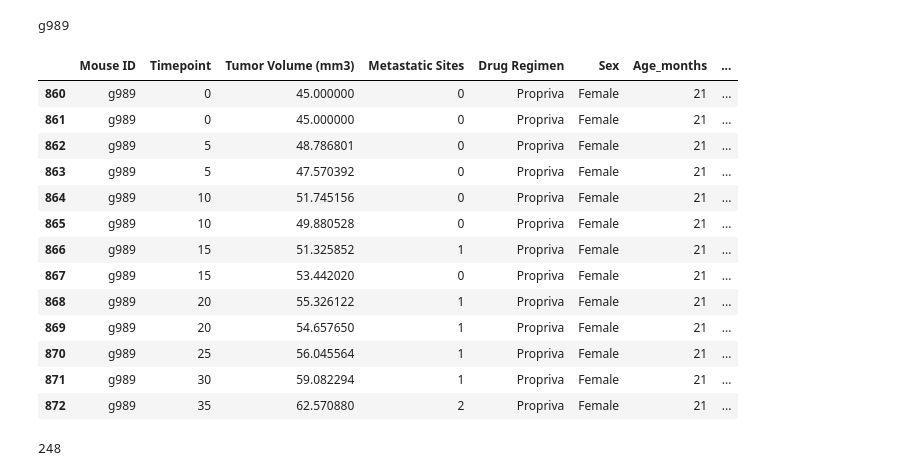
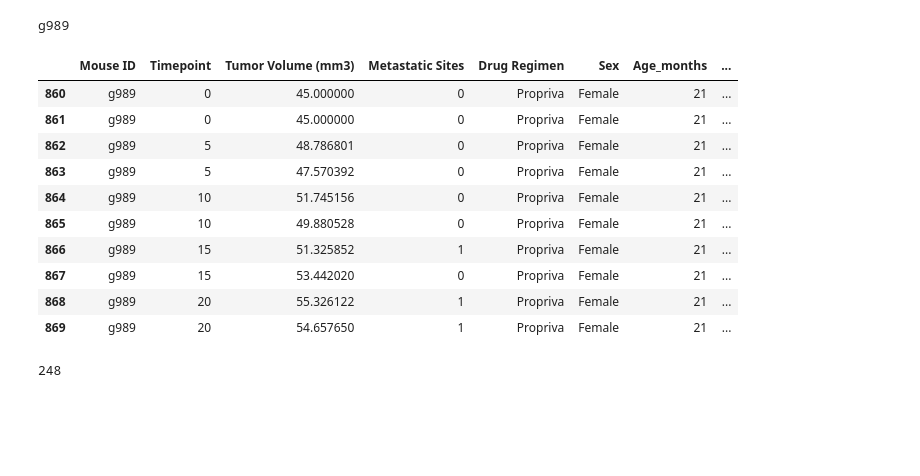
Before and after one commit to lcswsher/Matplotlib_challenge, a Jupyter notebook: pymaceuticals_starter.ipynb, the cells around one changed output. Cells and saved outputs as stored; diff of their text form; code cells hidden in the pictures; blank space fills up the shorter version.

```diff
--- a/pymaceuticals_starter.ipynb
+++ b/pymaceuticals_starter.ipynb
@@ -44,22 +49,19 @@ g989
 # %%
 # Optional: Get all the data for the duplicate mouse ID.
 data_for_duplicate_mouse = combined_data_df.loc[combined_data_df["Mouse ID"] == "g989",]
-data_for_duplicate_mouse.head(13)
+data_for_duplicate_mouse.head(10)
 # %% [output]
 |  | Mouse ID | Timepoint | Tumor Volume (mm3) | Metastatic Sites | Drug Regimen | Sex | Age_months | ... |
 | 860 | g989 | 0 | 45.000000 | 0 | Propriva | Female | 21 | ... |
 | 861 | g989 | 0 | 45.000000 | 0 | Propriva | Female | 21 | ... |
 | 862 | g989 | 5 | 48.786801 | 0 | Propriva | Female | 21 | ... |
 | 863 | g989 | 5 | 47.570392 | 0 | Propriva | Female | 21 | ... |
 | 864 | g989 | 10 | 51.745156 | 0 | Propriva | Female | 21 | ... |
 | 865 | g989 | 10 | 49.880528 | 0 | Propriva | Female | 21 | ... |
 | 866 | g989 | 15 | 51.325852 | 1 | Propriva | Female | 21 | ... |
 | 867 | g989 | 15 | 53.442020 | 0 | Propriva | Female | 21 | ... |
 | 868 | g989 | 20 | 55.326122 | 1 | Propriva | Female | 21 | ... |
 | 869 | g989 | 20 | 54.657650 | 1 | Propriva | Female | 21 | ... |
-| 870 | g989 | 25 | 56.045564 | 1 | Propriva | Female | 21 | ... |
-| 871 | g989 | 30 | 59.082294 | 1 | Propriva | Female | 21 | ... |
-| 872 | g989 | 35 | 62.570880 | 2 | Propriva | Female | 21 | ... |
 # %%
 # Create a clean DataFrame by dropping the duplicate mouse by its ID.
 clean_combined_data_df = combined_data_df.copy()
```
Also changed, not shown: parts of 2 cells of this notebook, 1 other file.
